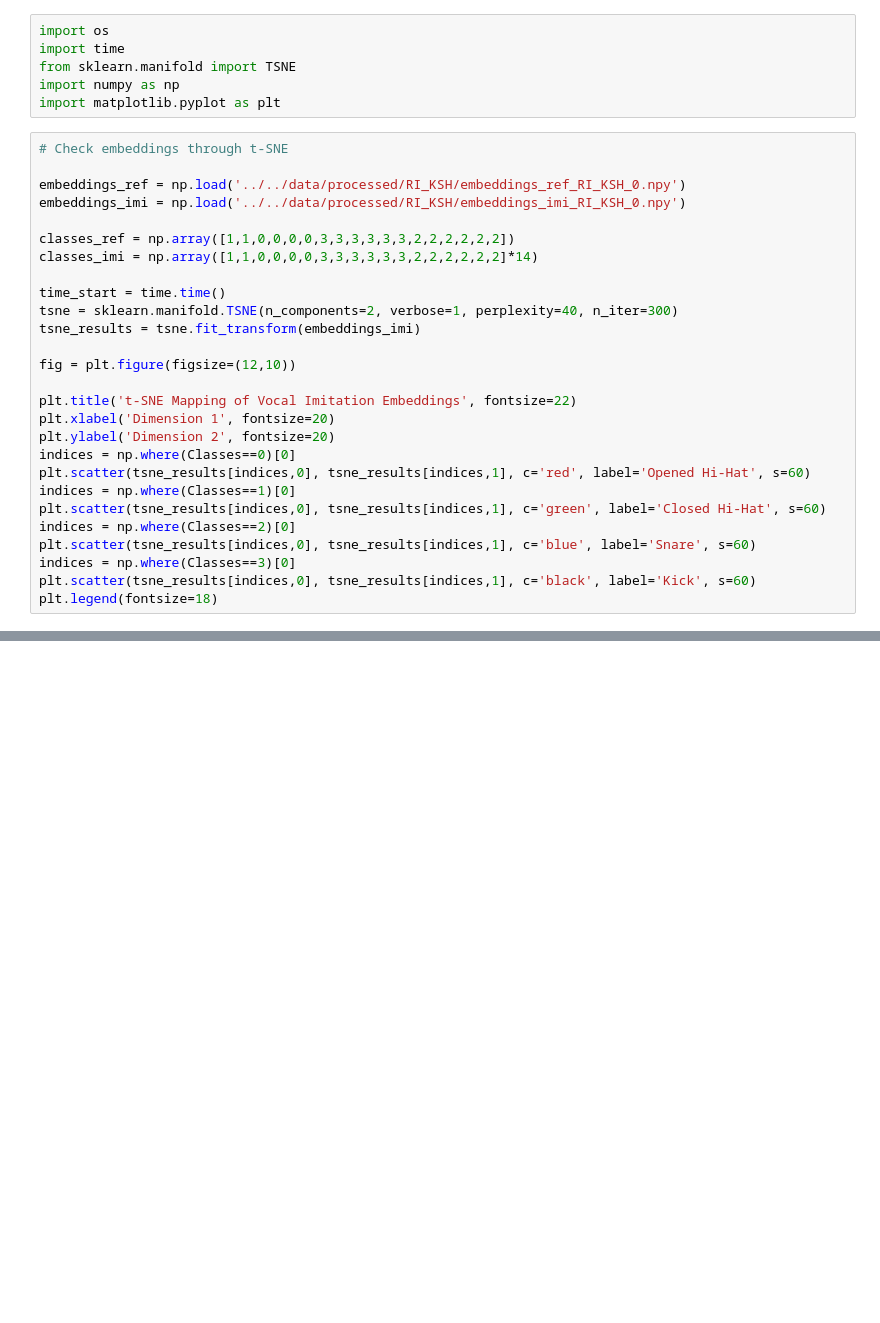
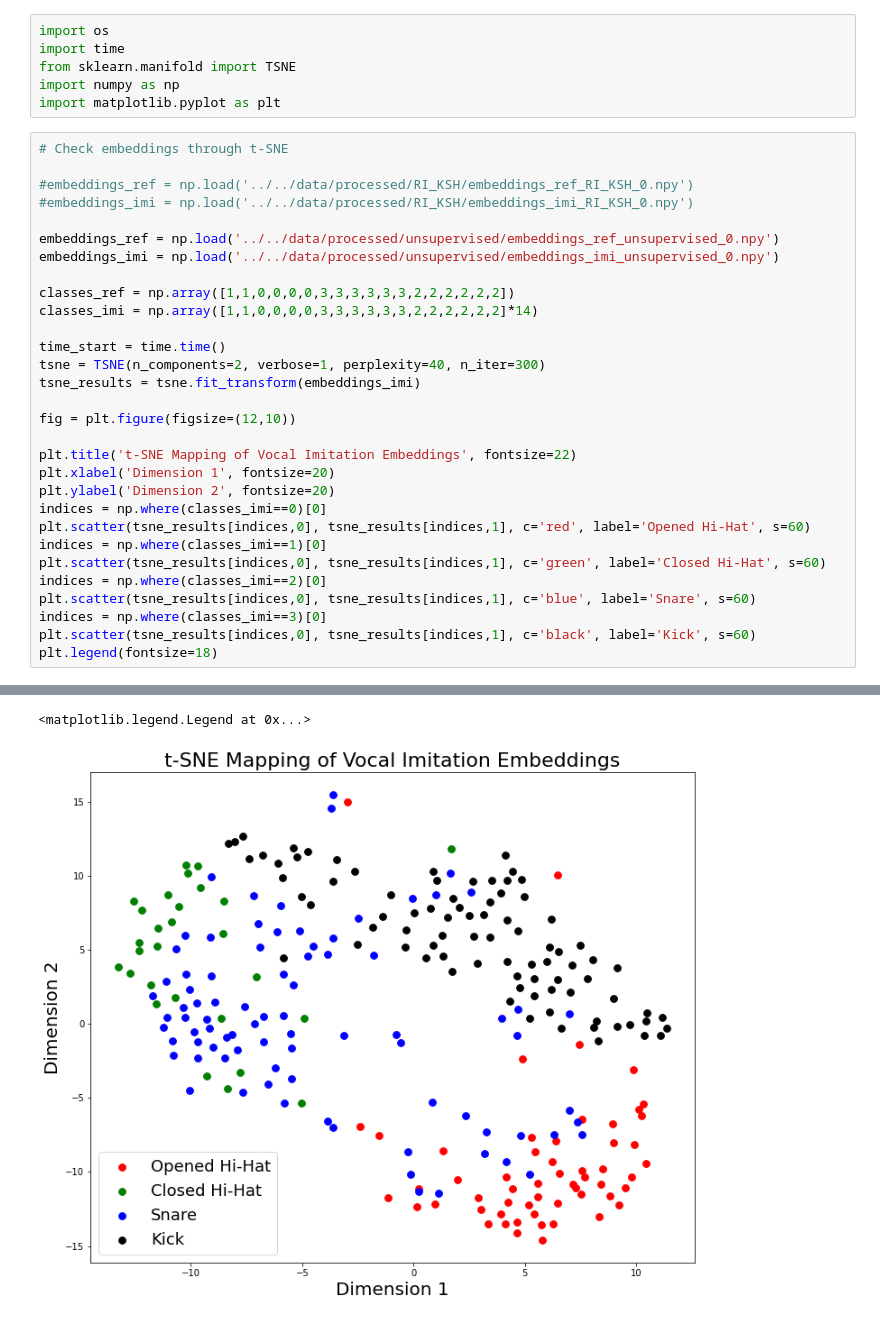
Before and after one commit to alejandrodl/drum-sample-retrieval-vocalisation, a Jupyter notebook: src/models/check_embeddings_and_reconstructions.ipynb, the cells around one changed output, grey strips where cells are left out. Drawn from its saved outputs; the diff is of its cells as text; blank space fills up the shorter version.

```diff
--- a/src/models/check_embeddings_and_reconstructions.ipynb
+++ b/src/models/check_embeddings_and_reconstructions.ipynb
@@ -7,14 +7,17 @@ import matplotlib.pyplot as plt
 # %%
 # Check embeddings through t-SNE
 
-embeddings_ref = np.load('../../data/processed/RI_KSH/embeddings_ref_RI_KSH_0.npy')
-embeddings_imi = np.load('../../data/processed/RI_KSH/embeddings_imi_RI_KSH_0.npy')
+#embeddings_ref = np.load('../../data/processed/RI_KSH/embeddings_ref_RI_KSH_0.npy')
+#embeddings_imi = np.load('../../data/processed/RI_KSH/embeddings_imi_RI_KSH_0.npy')
+
+embeddings_ref = np.load('../../data/processed/unsupervised/embeddings_ref_unsupervised_0.npy')
+embeddings_imi = np.load('../../data/processed/unsupervised/embeddings_imi_unsupervised_0.npy')
 
 classes_ref = np.array([1,1,0,0,0,0,3,3,3,3,3,3,2,2,2,2,2,2])
 classes_imi = np.array([1,1,0,0,0,0,3,3,3,3,3,3,2,2,2,2,2,2]*14)
 
 time_start = time.time()
-tsne = sklearn.manifold.TSNE(n_components=2, verbose=1, perplexity=40, n_iter=300)
+tsne = TSNE(n_components=2, verbose=1, perplexity=40, n_iter=300)
 tsne_results = tsne.fit_transform(embeddings_imi)
 
 fig = plt.figure(figsize=(12,10))
@@ -22,13 +25,13 @@ fig = plt.figure(figsize=(12,10))
 plt.title('t-SNE Mapping of Vocal Imitation Embeddings', fontsize=22)
 plt.xlabel('Dimension 1', fontsize=20)
 plt.ylabel('Dimension 2', fontsize=20)
-indices = np.where(Classes==0)[0]
+indices = np.where(classes_imi==0)[0]
 plt.scatter(tsne_results[indices,0], tsne_results[indices,1], c='red', label='Opened Hi-Hat', s=60)
-indices = np.where(Classes==1)[0]
+indices = np.where(classes_imi==1)[0]
 plt.scatter(tsne_results[indices,0], tsne_results[indices,1], c='green', label='Closed Hi-Hat', s=60)
-indices = np.where(Classes==2)[0]
+indices = np.where(classes_imi==2)[0]
 plt.scatter(tsne_results[indices,0], tsne_results[indices,1], c='blue', label='Snare', s=60)
-indices = np.where(Classes==3)[0]
+indices = np.where(classes_imi==3)[0]
 plt.scatter(tsne_results[indices,0], tsne_results[indices,1], c='black', label='Kick', s=60)
 plt.legend(fontsize=18)
 # %% [output]
@@ -36 +45,3 @@ AttributeError: module 'sklearn' has no attribute 'manifold'
+<matplotlib.legend.Legend at 0x...>
+[figure, added]
 # %%
```
Also changed, not shown: parts of 3 cells of this notebook, 14 other files.
